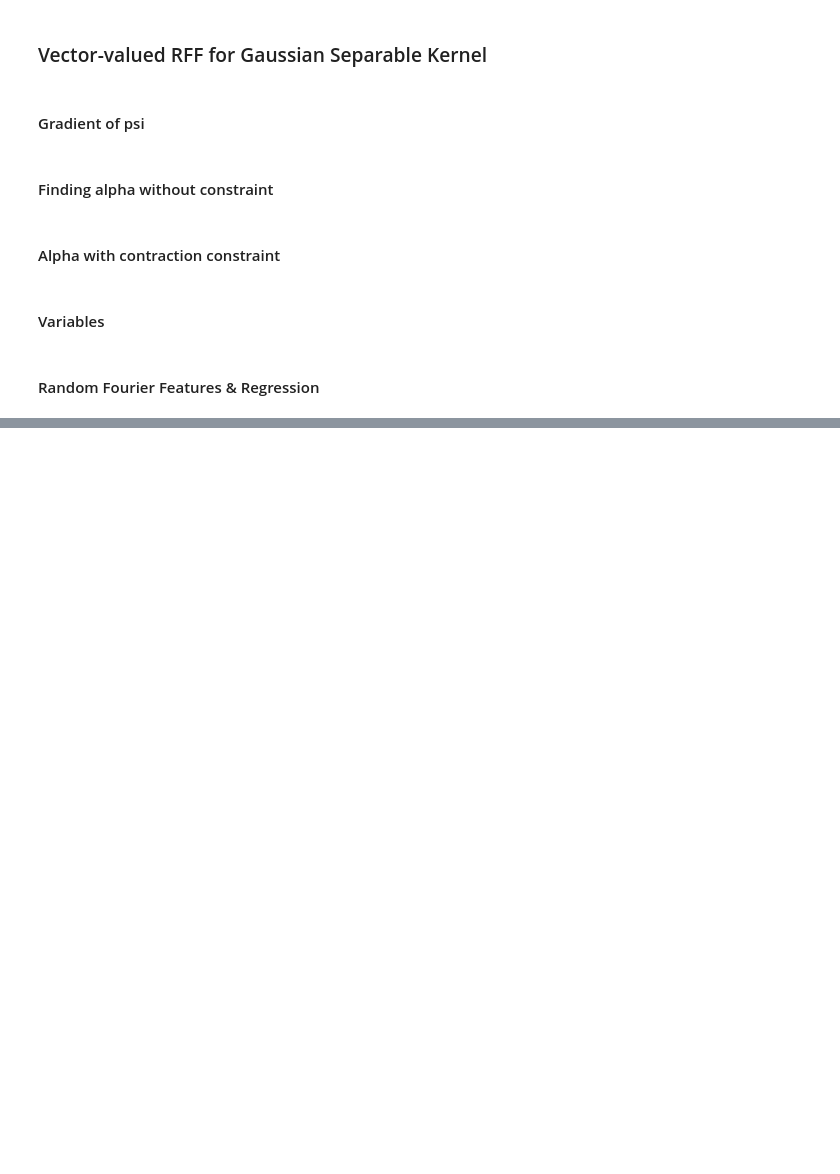
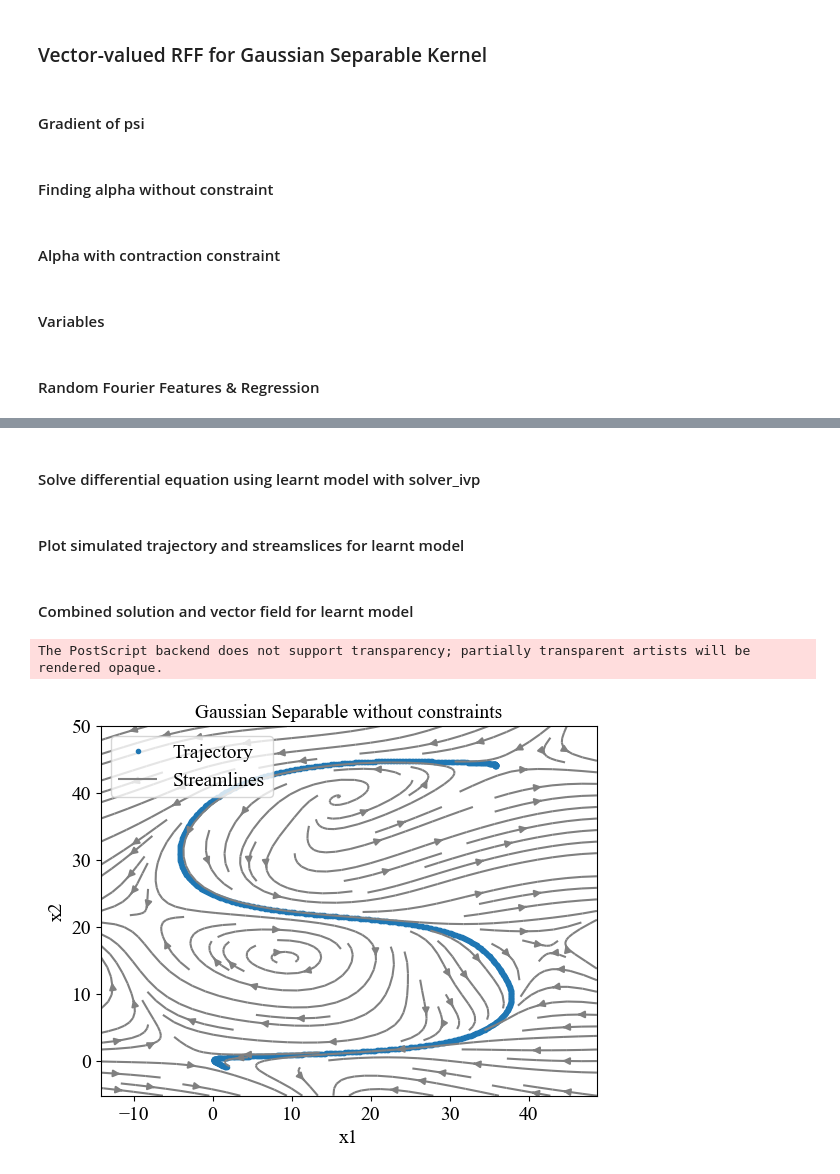
Before and after one commit to helenatp/tpk4960, a Jupyter notebook: src/lasa/lasa_gaussian_separable.ipynb, the cells around one changed output, grey strips where cells are left out. Saved outputs shown, nothing was run; the diff lists cells and outputs as text; code cells hidden in the pictures; blank space fills up the shorter version.

```diff
--- a/src/lasa/lasa_gaussian_separable.ipynb
+++ b/src/lasa/lasa_gaussian_separable.ipynb
@@ -215,8 +215,15 @@ lambda_ = 0.1
 num_of_constraint_points = 250
 num_of_samples = 100
 
-w = randn(size_of_state, num_of_samples)/sigma
-b = rand(1,num_of_samples)*2*np.pi
+if name_of_dataset == 'Sshape':
+    num_of_samples = 200
+
+#w = randn(size_of_state, num_of_samples)/sigma
+#b = rand(1,num_of_samples)*2*np.pi
+
+w = np.load('RFF_parameters/w_'+name_of_dataset+'_rff.npy')
+b = np.load('RFF_parameters/b_'+name_of_dataset+'_rff.npy')
+
 mu = 0.0
 # %% [markdown]
 #### Random Fourier Features & Regression
@@ -222,0 +240,2 @@ mu = 0.0
+# %% [markdown]
+#### Solve differential equation using learnt model with solver_ivp
@@ -222,0 +244,2 @@ mu = 0.0
+# %% [markdown]
+#### Plot simulated trajectory and streamslices for learnt model
@@ -222,0 +256,17 @@ mu = 0.0
+# %% [markdown]
+#### Combined solution and vector field for learnt model
+# %%
+fig_learntmodel = plt.figure(1)
+plt.title('Gaussian Separable without constraints', fontsize=14)
+plt.plot(data_series[0, :], data_series[1, :], '.', linewidth=0.1)
+plt.streamplot(X1, X2, u_learnt, v_learnt, density = 1.1, color ='gray')
+plt.xlabel('x1', fontsize=14)
+plt.ylabel('x2', fontsize=14)
+plt.tick_params(axis='x', labelsize=14)
+plt.tick_params(axis='y', labelsize=14)
+plt.legend(['Trajectory', 'Streamlines'], loc = "upper left" , frameon = True , prop ={'size': 14 } )
+fig_learntmodel.show()
+plt.savefig(r"lasa_figures/"+name_of_dataset+"_lasa_gauss_rff_without_constraints.eps", format ="eps", transparent = True)
+# %% [output]
+The PostScript backend does not support transparency; partially transparent artists will be rendered opaque.
+[figure, added]
```
Also changed, not shown: parts of 21 cells of this notebook, 10 other files.
